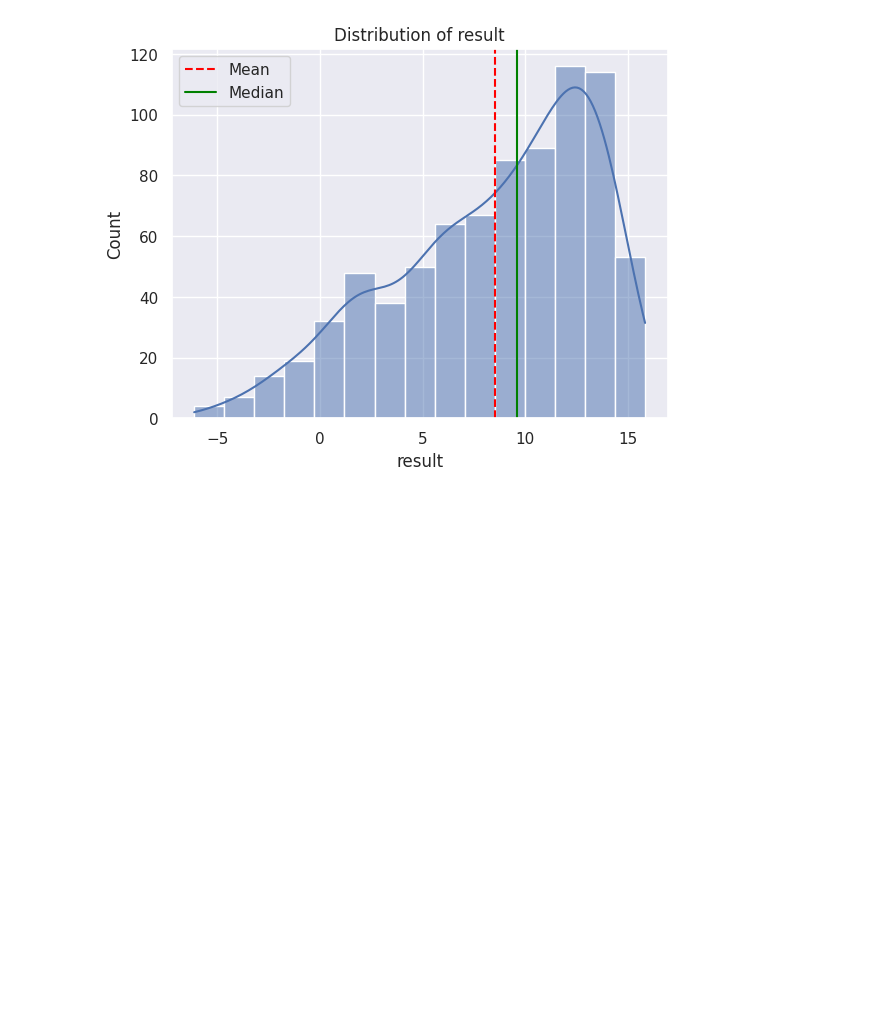
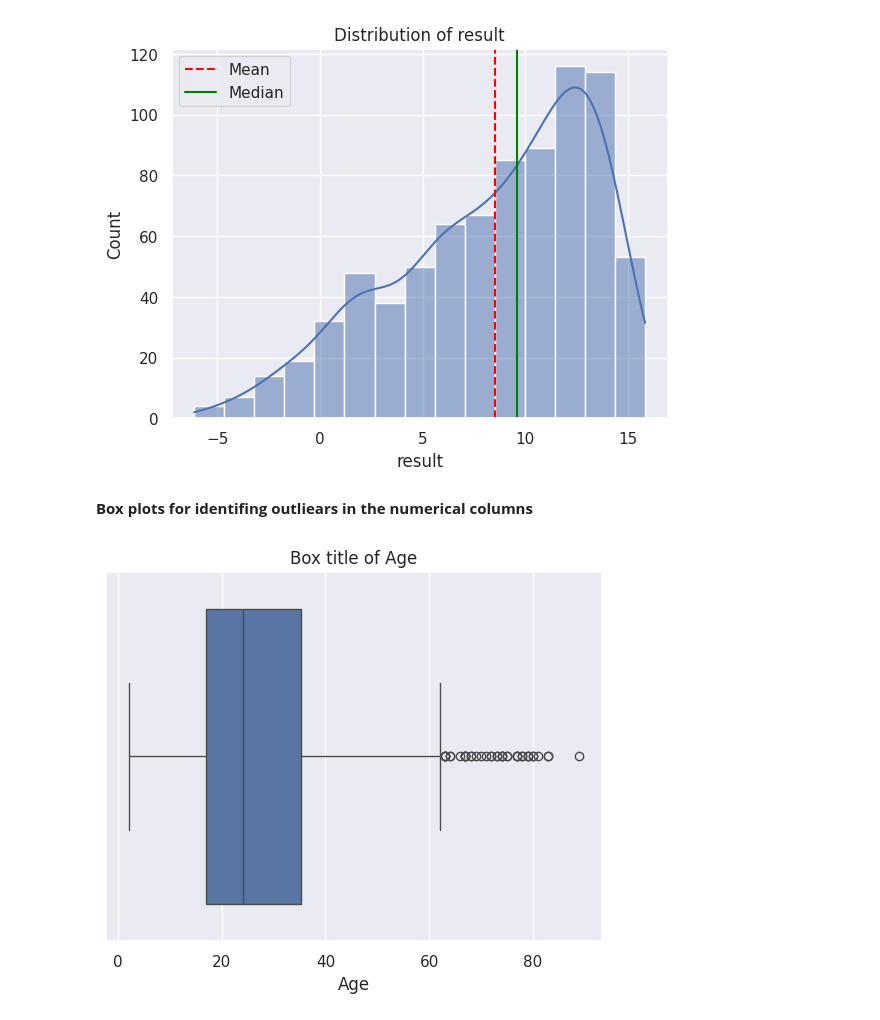
Before and after one commit to Musarrat1/Autism, a Jupyter notebook: autism.ipynb, the cells around one changed output. Saved outputs shown, nothing was run; the diff lists cells and outputs as text; code cells hidden in the pictures; blank space fills up the shorter version.

```diff
--- a/autism.ipynb
+++ b/autism.ipynb
@@ -293,7 +293,13 @@ plt.show()
 Mean:  8.537303106501248
 Median:  9.605299308
 [figure]
+# %% [markdown]
+**Box plots for identifing outliears in the numerical columns**
 # %%
 #box plot
 sns.boxplot(x=data["age"])
 plt.title("Box title of Age")
+plt.xlabel("Age")
+plt.show()
+# %% [output]
+[figure, added]
```
Also changed, not shown: parts of 2 cells of this notebook.
